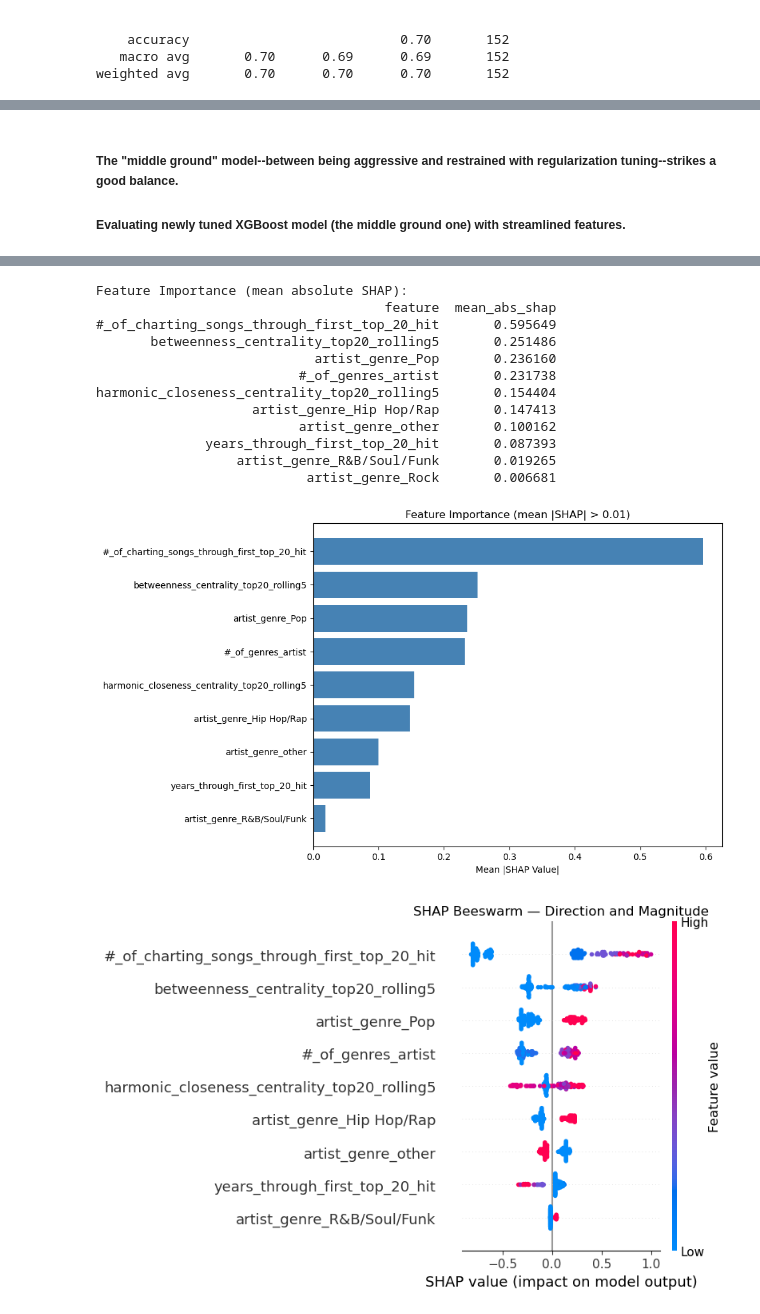
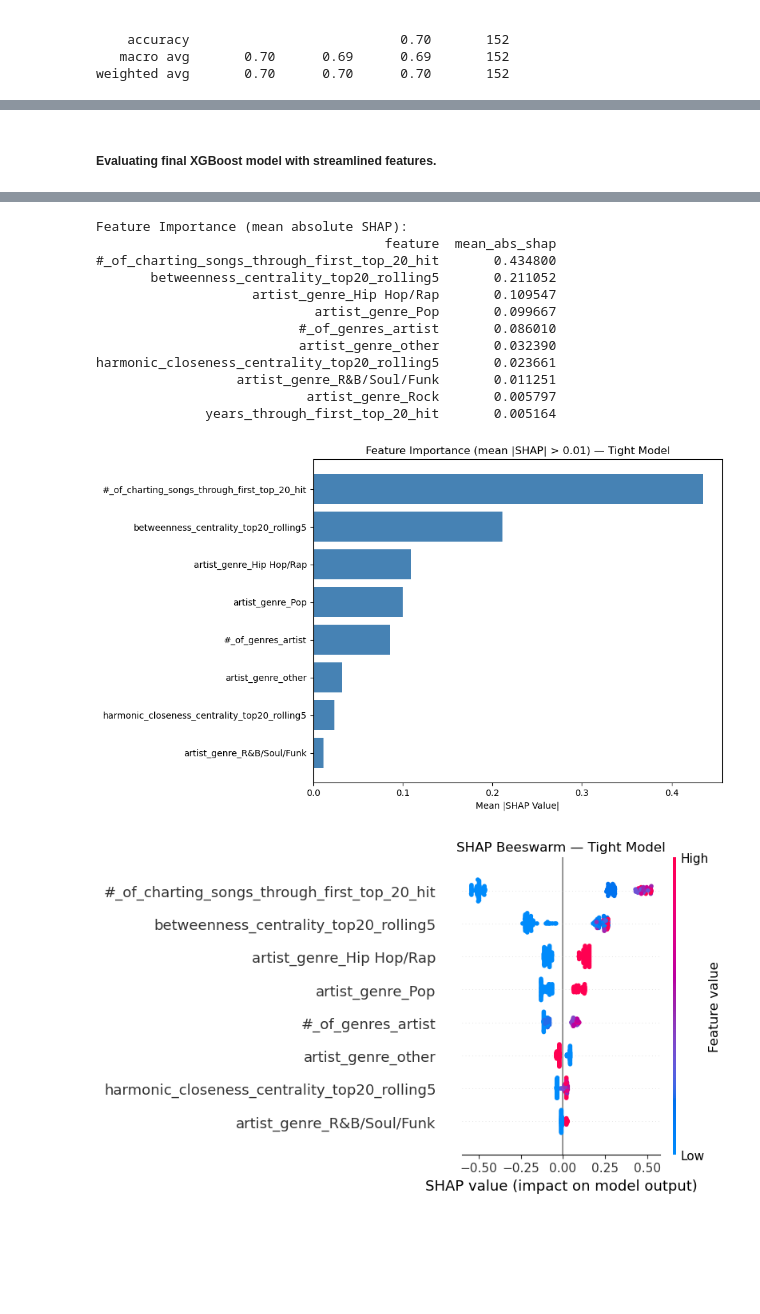
Before and after one commit to Erdos-Projects/spring-2026-hitmakers, a Jupyter notebook: ml_sandbox_17_model_compare_final_xgboost_tuning.ipynb, the cells around one changed output, grey strips where cells are left out. Saved outputs shown, nothing was run; the diff lists cells and outputs as text; code cells hidden in the pictures; blank space fills up the shorter version.

```diff
--- a/ml_sandbox_17_model_compare_final_xgboost_tuning.ipynb
+++ b/ml_sandbox_17_model_compare_final_xgboost_tuning.ipynb
@@ -967,9 +901,7 @@ weighted avg       0.71      0.71      0.71       152
 # %% [markdown]
-##### The "middle ground" model--between being aggressive and restrained with regularization tuning--strikes a good balance.
-
-##### Evaluating newly tuned XGBoost model (the middle ground one) with streamlined features.
+##### Evaluating final XGBoost model with streamlined features.
 # %%
-# Deep evaluation of final XGBoost model (middle-ground regularization, trimmed + consolidated).
+# Deep evaluation of the tight-regularization XGBoost model.
 # Includes ROC curve, confusion matrix, precision-recall curve,
 # SHAP feature importance, beeswarm plot, and calibration curve.
 
@@ -984,7 +916,7 @@ from sklearn.metrics import (
 from sklearn.calibration import calibration_curve
 from sklearn.model_selection import cross_validate
 
-final_model = xgb_mid_search.best_estimator_
+final_model = xgb_tight_search.best_estimator_
 final_model.fit(X_train_consolidated, y_train)
 y_pred  = final_model.predict(X_test_consolidated)
 y_proba = final_model.predict_proba(X_test_consolidated)[:, 1]
@@ -994,7 +926,7 @@ cv = cross_validate(final_model, X_train_consolidated, y_train, cv=5,
 
 # --- Summary stats ---
 print("=" * 52)
-print("FINAL MODEL — XGBoost (middle-ground, trimmed + consolidated)")
+print("TIGHT REGULARIZATION MODEL — XGBoost")
 print("=" * 52)
 print(f"  ROC-AUC (CV):    {cv['test_score'].mean():.3f} ± {cv['test_score'].std():.3f}")
 print(f"  ROC-AUC (Train): {cv['train_score'].mean():.3f}")
@@ -1029,14 +961,14 @@ ConfusionMatrixDisplay.from_predictions(y_test, y_pred, ax=axes[1, 0])
 axes[1, 0].set_title('Confusion Matrix')
 
 prob_true, prob_pred = calibration_curve(y_test, y_proba, n_bins=10)
-axes[1, 1].plot(prob_pred, prob_true, marker='o', label='XGBoost')
+axes[1, 1].plot(prob_pred, prob_true, marker='o', label='XGBoost (tight)')
 axes[1, 1].plot([0, 1], [0, 1], 'k--', label='Perfect calibration')
 axes[1, 1].set_xlabel('Mean Predicted Probability')
 axes[1, 1].set_ylabel('Fraction of Positives')
 axes[1, 1].set_title('Calibration Curve')
 axes[1, 1].legend()
 
-plt.suptitle('Final Model — XGBoost (middle-ground, trimmed + consolidated)', fontsize=14, y=1.01)
+plt.suptitle('Tight Regularization Model — XGBoost', fontsize=14, y=1.01)
 plt.tight_layout()
 plt.show()
 
@@ -1062,19 +994,17 @@ top_idx                 = [X_test_consolidated.columns.get_loc(f) for f in top_f
 shap_values_top         = shap_values[:, top_idx]
 X_test_consolidated_top = X_test_consolidated[top_features]
 
-# Bar chart
 plt.figure(figsize=(10, 6))
 plt.barh(top_importance['feature'][::-1],
          top_importance['mean_abs_shap'][::-1], color='steelblue')
 plt.xlabel('Mean |SHAP Value|')
-plt.title('Feature Importance (mean |SHAP| > 0.01)')
+plt.title('Feature Importance (mean |SHAP| > 0.01) — Tight Model')
 plt.tight_layout()
 plt.show()
 
-# Beeswarm
 plt.figure(figsize=(10, 6))
 shap.summary_plot(shap_values_top, X_test_consolidated_top, plot_type='dot', show=False)
-plt.title('SHAP Beeswarm — Direction and Magnitude')
+plt.title('SHAP Beeswarm — Tight Model')
 plt.tight_layout()
 plt.show()
 # %% [output]
@@ -1099,14 +1029,14 @@ weighted avg       0.71      0.71      0.71       152
 Feature Importance (mean absolute SHAP):
                                      feature  mean_abs_shap
-#_of_charting_songs_through_first_top_20_hit       0.595649
-       betweenness_centrality_top20_rolling5       0.251486
-                            artist_genre_Pop       0.236160
-                          #_of_genres_artist       0.231738
-harmonic_closeness_centrality_top20_rolling5       0.154404
-                    artist_genre_Hip Hop/Rap       0.147413
-                          artist_genre_other       0.100162
-              years_through_first_top_20_hit       0.087393
-                  artist_genre_R&B/Soul/Funk       0.019265
-                           artist_genre_Rock       0.006681
+#_of_charting_songs_through_first_top_20_hit       0.434800
+       betweenness_centrality_top20_rolling5       0.211052
+                    artist_genre_Hip Hop/Rap       0.109547
+                            artist_genre_Pop       0.099667
+                          #_of_genres_artist       0.086010
+                          artist_genre_other       0.032390
+harmonic_closeness_centrality_top20_rolling5       0.023661
+                  artist_genre_R&B/Soul/Funk       0.011251
+                           artist_genre_Rock       0.005797
+              years_through_first_top_20_hit       0.005164
-[figure, old version]
+[figure, new version]
-[figure, old version]
+[figure, new version]
```
Also changed, not shown: parts of 4 cells of this notebook.
